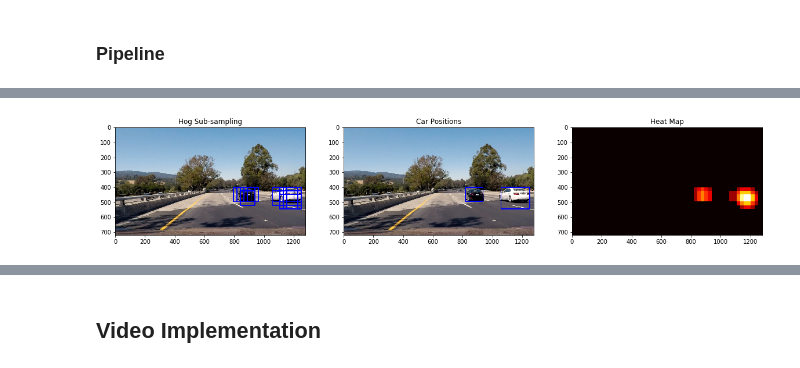
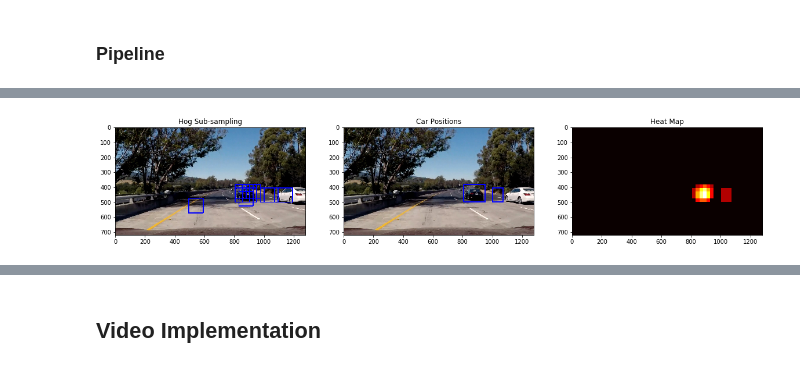
Before and after one commit to PommE15/SDC-VehicleDetection-P5, a Jupyter notebook: Vehicle_Detection.ipynb, the cells around one changed output, grey strips where cells are left out. Cells and saved outputs as stored; diff of their text form; code cells hidden in the pictures.

```diff
--- a/Vehicle_Detection.ipynb
+++ b/Vehicle_Detection.ipynb
@@ -93,6 +79,8 @@ def convert_color(img, color_space='YCrCb'):
         return cv2.cvtColor(img, cv2.COLOR_RGB2YUV)
     if color_space == 'YCrCb':
         return cv2.cvtColor(img, cv2.COLOR_RGB2YCrCb)
+    if color_space == 'gray':
+        return cv2.cvtColor(img, cv2.COLOR_BGR2GRAY)
 
 
 # Spatially binned color feature
@@ -445,38 +455,53 @@ def filter_false_positive(img_test, box_list, threshold_heat):
 # %%
 # Tune parameters:
 
-Y_START = 400
-Y_STOP = 650
-SCALE = 1.5
+X_START_STOP = [[230, None], [600, 980]]
+Y_START_STOP = [[380, 650], [390, 460]]
+SCALE = [1.5, 0.8]
 
-THRESHOLD_HEAT = 6
+NUM_FRAME = 6
+THRESHOLD_HEAT = 7
 # %%
 counter = 0
 dq_boxes = deque()
 
-def pipeline(image, threshold_heat):
+def pipeline(image, threshold_heat, is_multi=False, scale=SCALE, x_start_stop=X_START_STOP, y_start_stop=Y_START_STOP):
     # Apply hog sub-sampling
-    img_cars, box_list = find_cars(
-        image, Y_START, Y_STOP, SCALE,
-        svc, X_scaler, ORIENT, PIX_PER_CELL, CELL_PER_BLOCK,
-        SPATIAL_SIZE, HIST_BINS
-    )
+    img_cars = []
+    box_list = []
+    if not is_multi:
+        img_cars, box_list = find_cars(
+            image, x_start_stop, y_start_stop, scale,
+            svc, X_scaler, ORIENT, PIX_PER_CELL, CELL_PER_BLOCK,
+            SPATIAL_SIZE, HIST_BINS
+        )
+    # Apply multi-scaled, in this case 2
+    else:
+        #print(scale, x_start_stop, y_start_stop)
+        img_cars, box_list1 = find_cars(
+            image, x_start_stop[0], y_start_stop[0], scale[0],
+            svc, X_scaler, ORIENT, PIX_PER_CELL, CELL_PER_BLOCK,
+            SPATIAL_SIZE, HIST_BINS
+        )
+        img_cars2, box_list2 = find_cars(
+            image, x_start_stop[1], y_start_stop[1], scale[1],
+            svc, X_scaler, ORIENT, PIX_PER_CELL, CELL_PER_BLOCK,
+            SPATIAL_SIZE, HIST_BINS
+        )
+        box_list = box_list1 + box_list2
 
-    # Smooth detction: box list, deque
+    # Smooth detction: deque box list for 6 frames
     global counter
     global dq_boxes
-
-    if counter > 5:
-        #print('count', counter, '(append and popleft)')
+    if counter == 0:
+        dq_boxes = deque()
+    elif counter >= NUM_FRAME:
         dq_boxes.popleft()
         dq_boxes.append(box_list)
     else:
-        #print('count', counter, '(append only)')
         dq_boxes.append(box_list)
         threshold_heat = counter + 3
 
-    #print(counter, len(dq_boxes))
-    counter = counter + 1
     for item in dq_boxes:
         box_list = box_list + item
 
@@ -486,21 +511,43 @@ def pipeline(image, threshold_heat):
         threshold_heat
     )
 
+    # Print for writeup
+    #if counter < NUM_FRAME:
+    #    print(counter)
+    #    plt.figure(figsize=(20,5))
+    #    plt_subplots(1, 3, [img_cars, img_label, vis_heatmap], plt_cmap, plt_txts)
+    #    plt.show()
+
+    counter = counter + 1
     return [img_cars, img_label, vis_heatmap]
 
 
 ### Test
 tests = glob.glob('./test_images/*.jpg', recursive=True)
-index = np.random.randint(0, len(tests))
+index = 4 #np.random.randint(0, len(tests)) #2, 4
 img_test = mpimg.imread(tests[index])
+print("Test:", tests[index])
 
-
-plt_imgs = pipeline(img_test, 1)
 plt_cmap = [None, None, 'hot']
 plt_txts = ['Hog Sub-sampling', 'Car Positions', 'Heat Map']
-
-print("Test:", tests[index])
+plt_imgs = pipeline(img_test, 1, False, SCALE[0], X_START_STOP[0], Y_START_STOP[0])
+print("Scale", SCALE[0], "| x", X_START_STOP[0], '| y', Y_START_STOP[0])
 plt.figure(figsize=(20,5))
 plt_subplots(1, 3, plt_imgs, plt_cmap, plt_txts)
 plt.show()
+
+plt_imgs = pipeline(img_test, 1, False, SCALE[1], X_START_STOP[1], Y_START_STOP[1])
+print("Scale", SCALE[1], "| x", X_START_STOP[1], '| y', Y_START_STOP[1])
+plt.figure(figsize=(20,5))
+plt_subplots(1, 3, plt_imgs, plt_cmap, plt_txts)
+plt.show()
+
+#plt_txts = ['Hog Sub-sampling1', 'Car Positions', 'Heat Map']
+#plt_imgs = pipeline(img_test, 1, True)
+#print("Scale", SCALE[0], "| x", X_START_STOP[0], '| y', Y_START_STOP[0])
+#plt.figure(figsize=(20,5))
+#plt_subplots(1, 3, plt_imgs, plt_cmap, plt_txts)
+#plt.show()
+
+counter = 0
 # %% [output]
@@ -508 +556 @@ Test: ./test_images/test4.jpg
-[figure, old version]
+[figure, new version]
```
Also changed, not shown: parts of 7 cells of this notebook, 12 other files.
